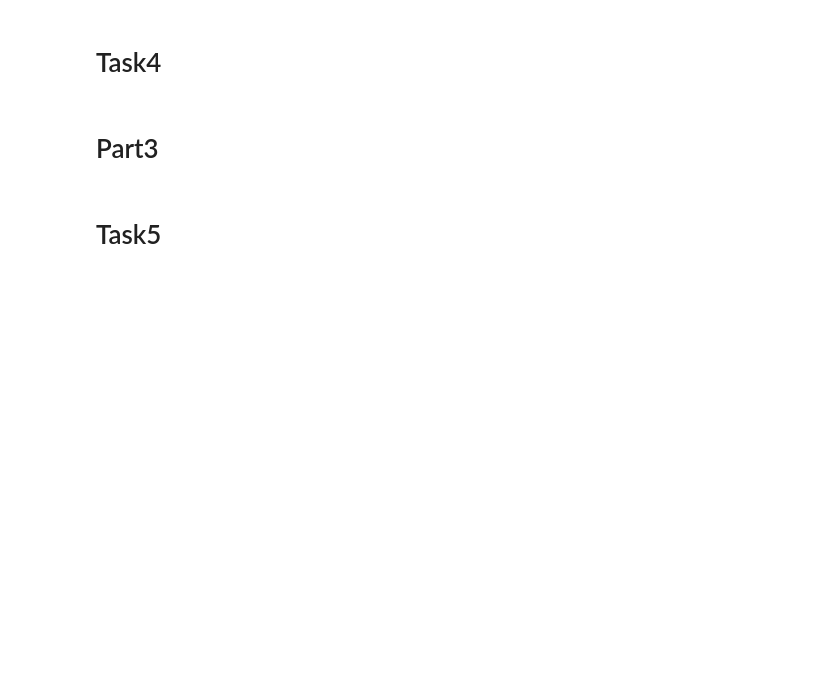
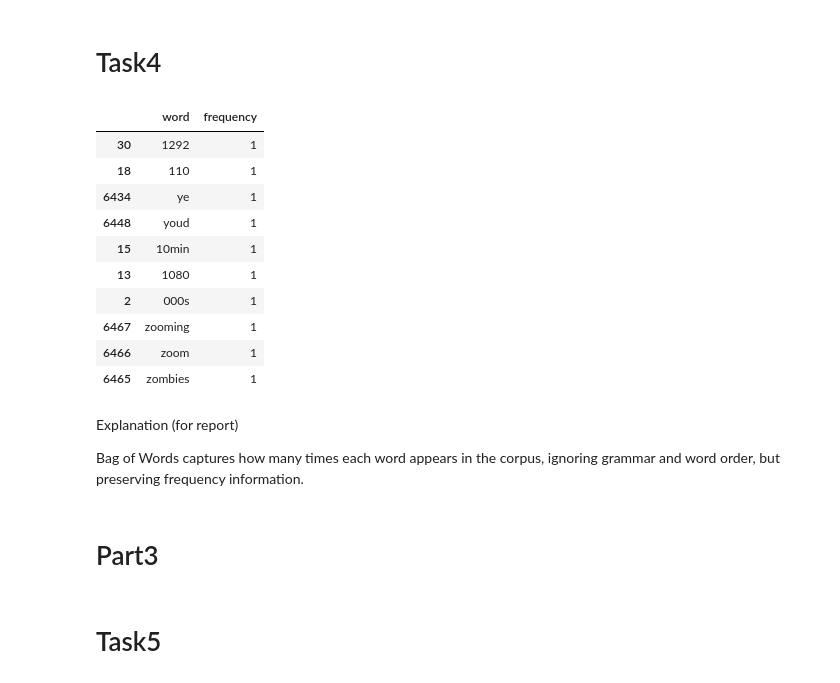
Before and after one commit to ash-iiiiish/Tasks-Submission, a Jupyter notebook: Assignment18/A18 TextVectorization.ipynb, the cells around one changed output. Cells and saved outputs as stored; diff of their text form; code cells hidden in the pictures; blank space fills up the shorter version.

```diff
--- a/Assignment18/A18 TextVectorization.ipynb
+++ b/Assignment18/A18 TextVectorization.ipynb
@@ -47,11 +92,31 @@ df["clean_text_advanced"] = df["clean_text_basic"].apply(advanced_clean)
 # %% [markdown]
 # Task4
 # %%
-stop_words = set(stopwords.words("english"))
-
-df["text_no_stopwords"] = df["clean_text_advanced"].apply(
-    lambda x: " ".join([w for w in x.split() if w not in stop_words])
-)
+word_freq = np.array(X_bow.sum(axis=0)).flatten()
+freq_df = pd.DataFrame({
+    "word": bow_vectorizer.get_feature_names_out(),
+    "frequency": word_freq
+}).sort_values(by="frequency", ascending=False)
+# Top 10
+freq_df.head(10)
+# Least frequent
+freq_df.tail(10)
+# %% [output]
+|  | word | frequency |
+| 30 | 1292 | 1 |
+| 18 | 110 | 1 |
+| 6434 | ye | 1 |
+| 6448 | youd | 1 |
+| 15 | 10min | 1 |
+| 13 | 1080 | 1 |
+| 2 | 000s | 1 |
+| 6467 | zooming | 1 |
+| 6466 | zoom | 1 |
+| 6465 | zombies | 1 |
+# %% [markdown]
+Explanation (for report)
+
+Bag of Words captures how many times each word appears in the corpus, ignoring grammar and word order, but preserving frequency information.
 # %% [markdown]
 # Part3
 # %% [markdown]
```
Also changed, not shown: parts of 14 cells of this notebook, 7 other files.
